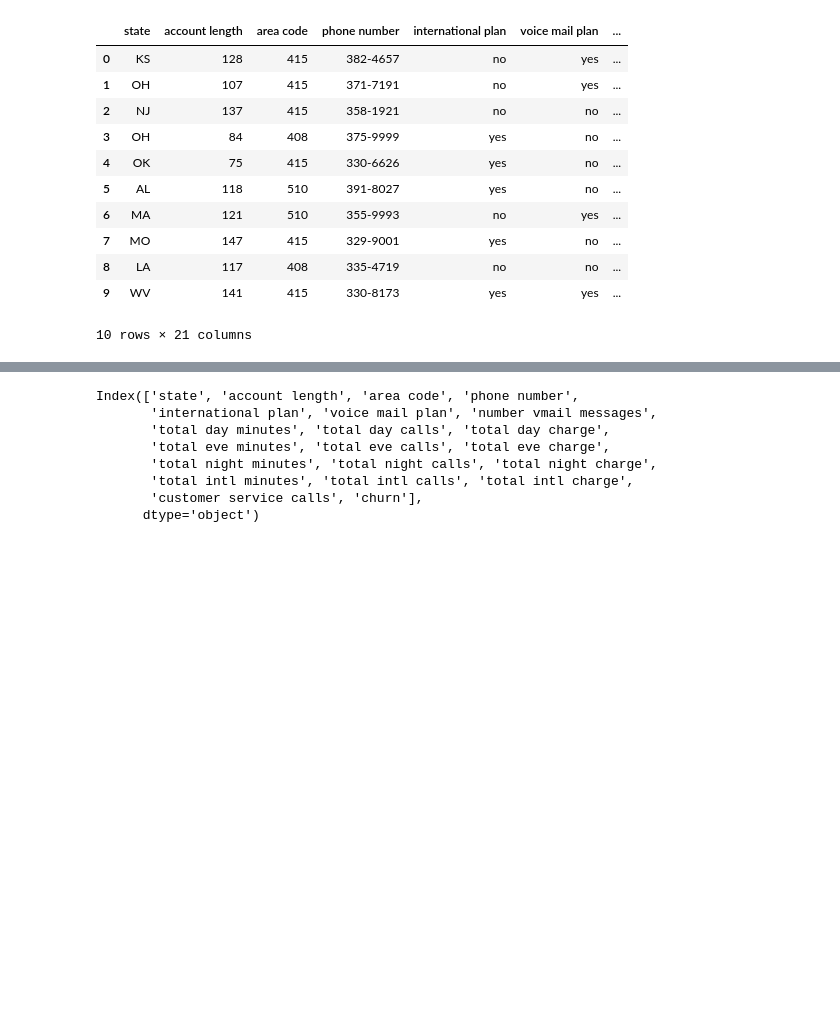
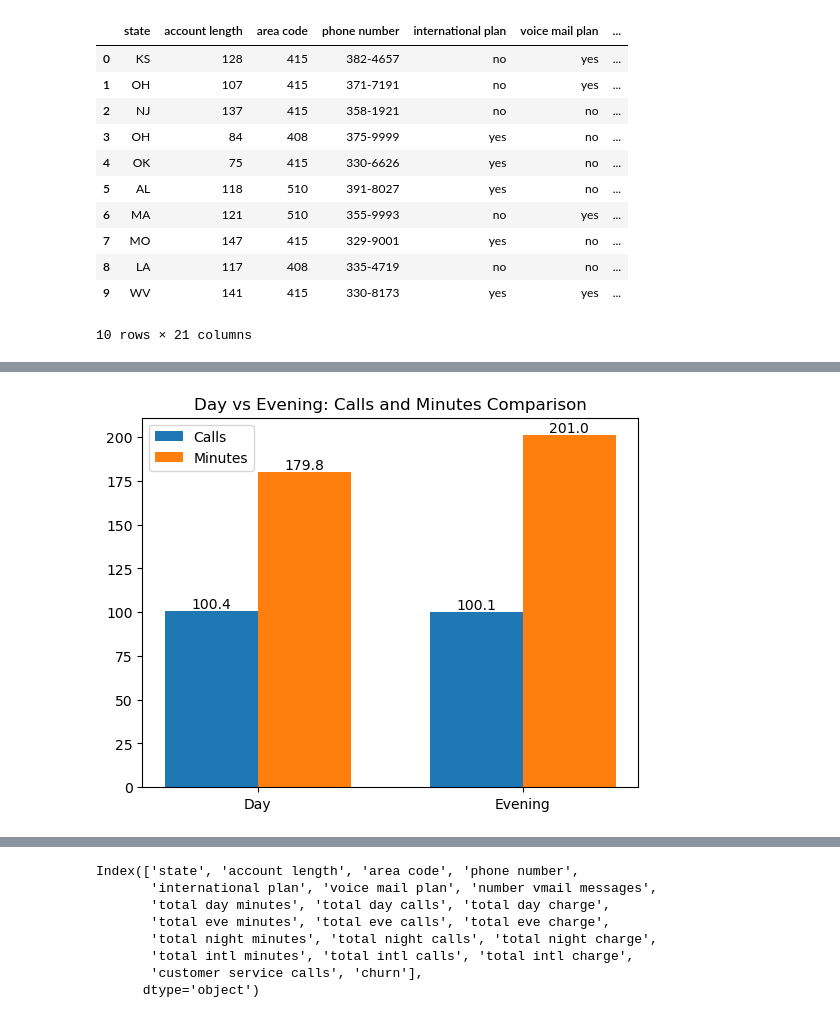
Before and after one commit to geoffreykemboi/phase3project, a Jupyter notebook: notebook/index1.ipynb, the cells around one changed output, grey strips where cells are left out. Cells and saved outputs as stored; diff of their text form; code cells hidden in the pictures; blank space fills up the shorter version.

```diff
--- a/notebook/index1.ipynb
+++ b/notebook/index1.ipynb
@@ -75,0 +110,53 @@ df.head(10)
+# %%
+import matplotlib.pyplot as plt
+import numpy as np
+
+# Calculate averages
+avg_day_calls = df['total day calls'].mean()
+avg_eve_calls = df['total eve calls'].mean()
+
+avg_day_minutes = df['total day minutes'].mean()
+avg_eve_minutes = df['total eve minutes'].mean()
+# %%
+import numpy as np
+import matplotlib.pyplot as plt
+
+labels = ['Day', 'Evening']
+
+calls = [avg_day_calls, avg_eve_calls]
+minutes = [avg_day_minutes, avg_eve_minutes]
+
+x = np.arange(len(labels))
+width = 0.35
+
+plt.Figure(figsize=(10,8))
+
+bars1 = plt.bar(x - width/2, calls, width, label='Calls')
+bars2 = plt.bar(x + width/2, minutes, width, label='Minutes')
+
+plt.xticks(x, labels)
+plt.title("Day vs Evening: Calls and Minutes Comparison")
+plt.legend()
+
+# Add values on top of bars
+for bar in bars1:
+    plt.text(
+        bar.get_x() + bar.get_width()/2,
+        bar.get_height(),
+        f'{bar.get_height():.1f}',
+        ha='center',
+        va='bottom'
+    )
+
+for bar in bars2:
+    plt.text(
+        bar.get_x() + bar.get_width()/2,
+        bar.get_height(),
+        f'{bar.get_height():.1f}',
+        ha='center',
+        va='bottom'
+    )
+
+plt.show()
+# %% [output]
+[figure, added]
```
Also changed, not shown: parts of 13 cells of this notebook.
